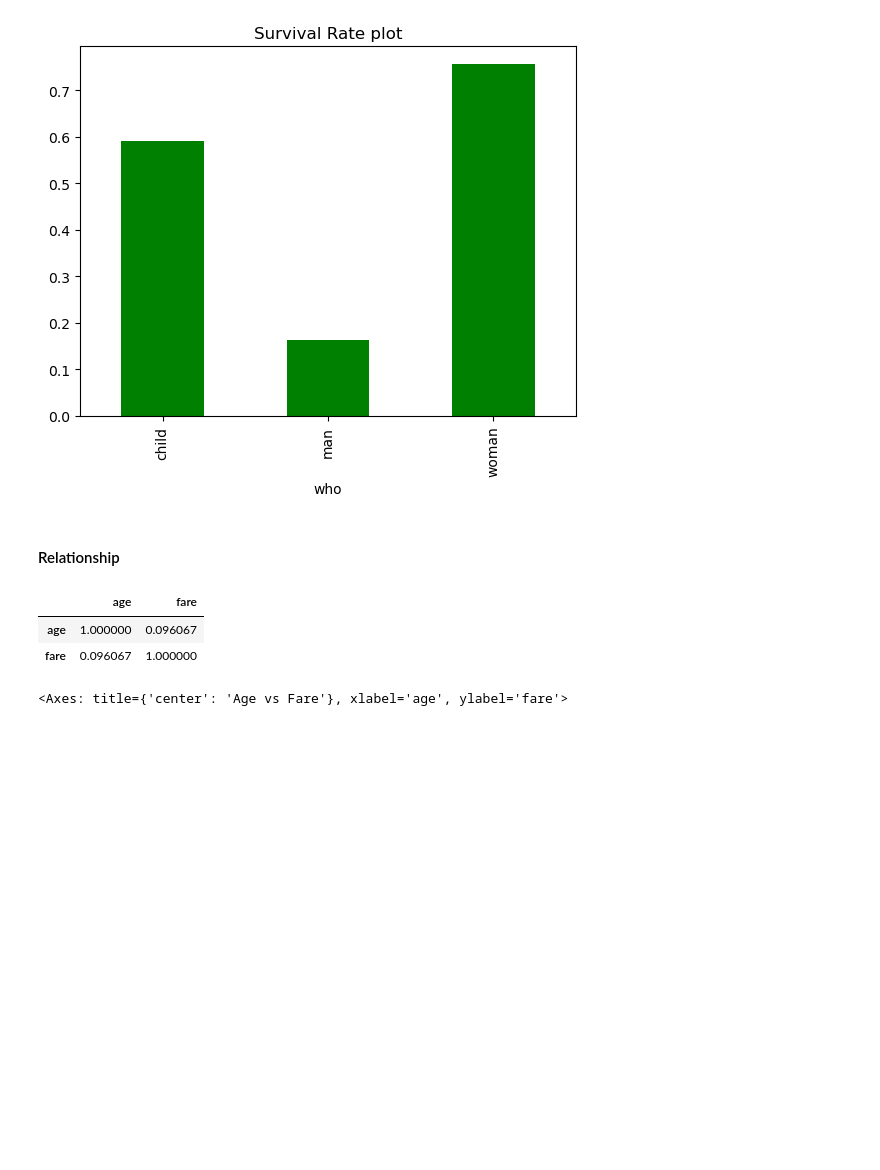
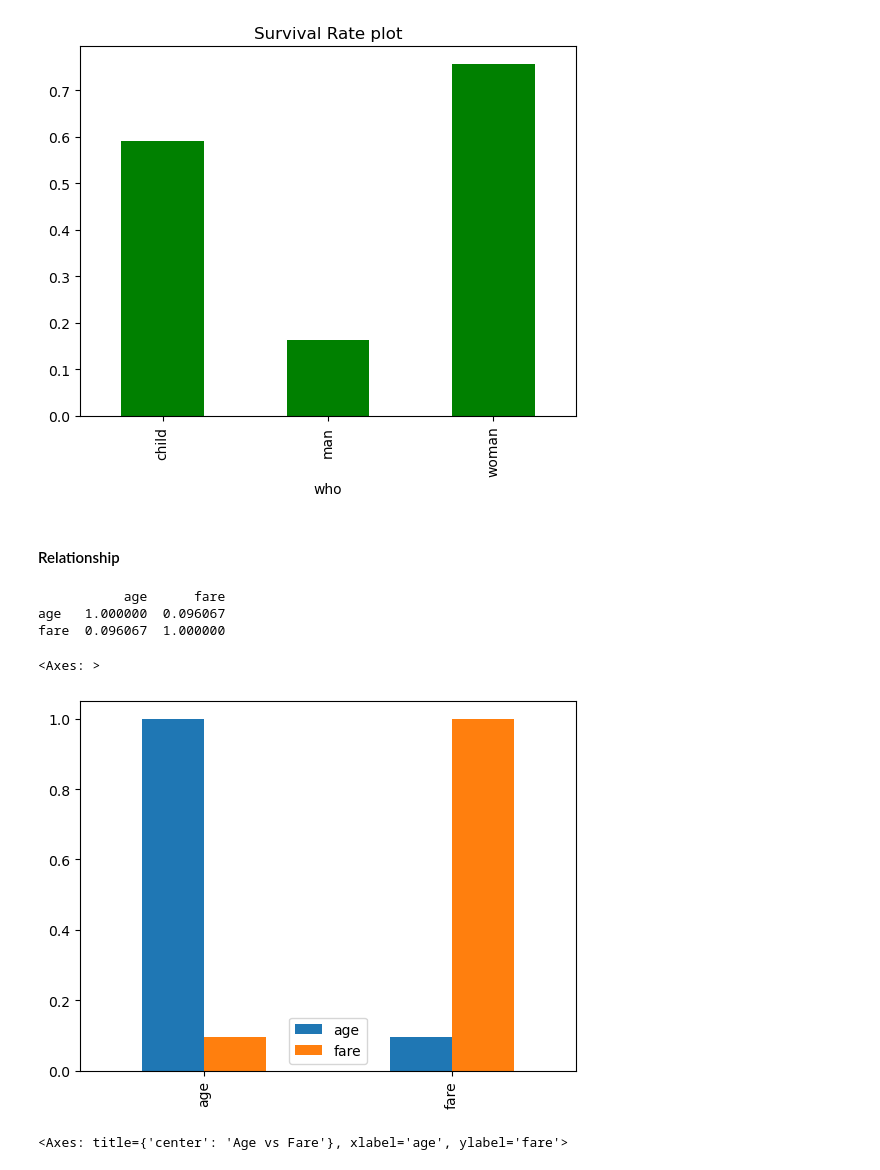
Before and after one commit to MrKami04/Exploratory-Data-Analysis, a Jupyter notebook: EDA/basic_04_dimension.ipynb, the cells around one changed output. Cells and saved outputs as stored; diff of their text form; code cells hidden in the pictures; blank space fills up the shorter version.

```diff
--- a/EDA/basic_04_dimension.ipynb
+++ b/EDA/basic_04_dimension.ipynb
@@ -233,11 +233,14 @@ df.groupby([ "who"])['survived'].mean().plot(kind="bar", title="Survival Rate pl
 # %% [markdown]
 #### Relationship
 # %%
-df[['age','fare']].corr()
+print(df[['age','fare']].corr())
+df[['age','fare']].corr().plot(kind='bar')
 # %% [output]
-|  | age | fare |
-| age | 1.000000 | 0.096067 |
-| fare | 0.096067 | 1.000000 |
+           age      fare
+age   1.000000  0.096067
+fare  0.096067  1.000000
+<Axes: >
+[figure, added]
 # %%
 # create a correlation mattrix only on int an float data from df
 df.plot(kind="scatter", x="age", y="fare", title="Age vs Fare")
```
Also changed, not shown: parts of 1 cell of this notebook.
